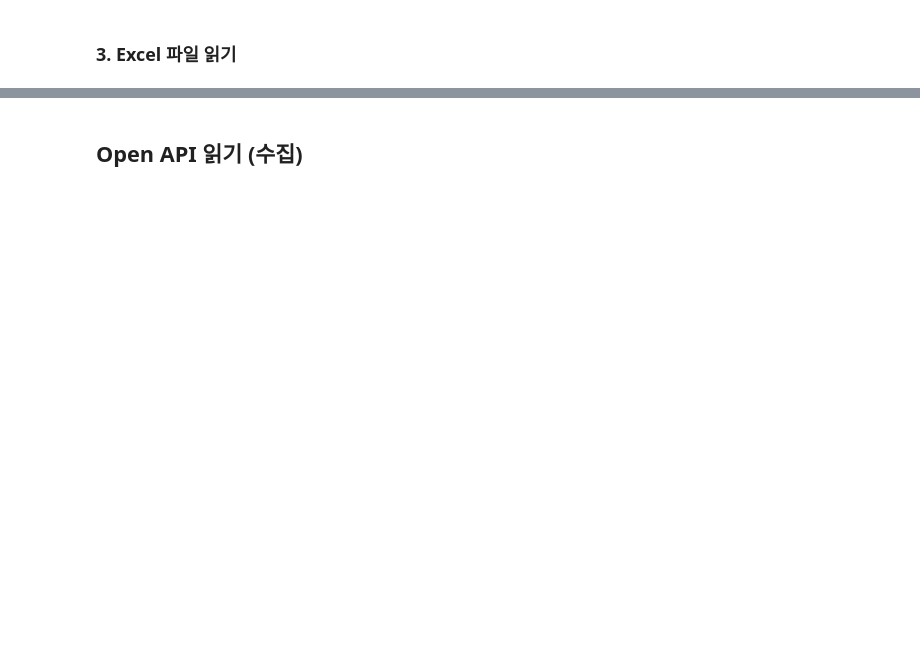
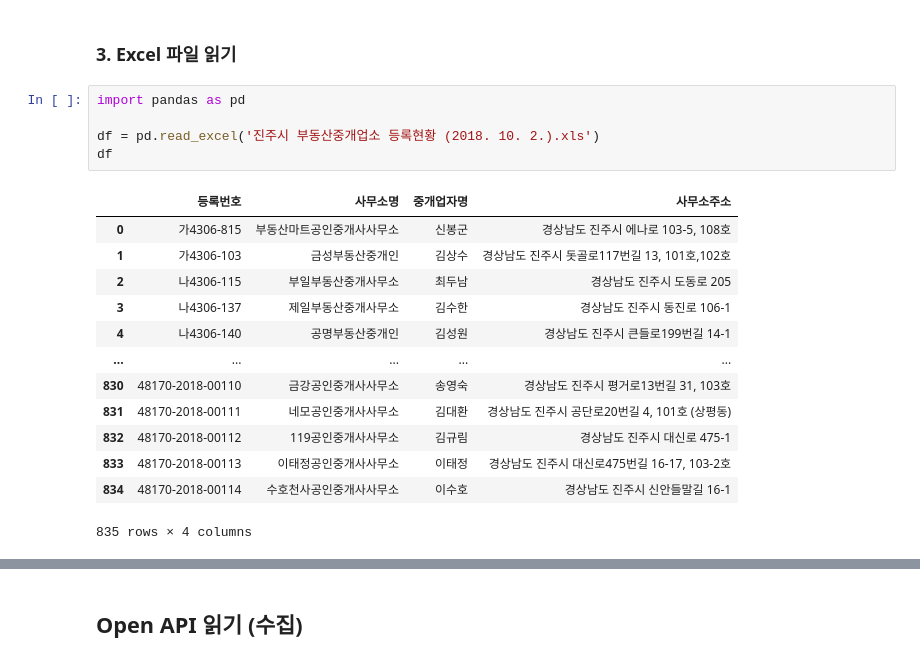
Before and after one commit to trex99/DAVI, a Jupyter notebook: 5주차_Lecture_Code.ipynb, the cells around one changed output, grey strips where cells are left out. Saved outputs shown, nothing was run; the diff lists cells and outputs as text; blank space fills up the shorter version.

```diff
--- a/5주차_Lecture_Code.ipynb
+++ b/5주차_Lecture_Code.ipynb
@@ -21,2 +69,21 @@
 # %% [markdown]
 ### 3. Excel 파일 읽기
+# %%
+import pandas as pd
+
+df = pd.read_excel('진주시 부동산중개업소 등록현황 (2018. 10. 2.).xls')
+df
+# %% [output]
+|  | 등록번호 | 사무소명 | 중개업자명 | 사무소주소 |
+| 0 | 가4306-815 | 부동산마트공인중개사사무소 | 신봉군 | 경상남도 진주시 에나로 103-5, 108호 |
+| 1 | 가4306-103 | 금성부동산중개인 | 김상수 | 경상남도 진주시 돗골로117번길 13, 101호,102호 |
+| 2 | 나4306-115 | 부일부동산중개사무소 | 최두남 | 경상남도 진주시 도동로 205 |
+| 3 | 나4306-137 | 제일부동산중개사무소 | 김수한 | 경상남도 진주시 동진로 106-1 |
+| 4 | 나4306-140 | 공명부동산중개인 | 김성원 | 경상남도 진주시 큰들로199번길 14-1 |
+| ... | ... | ... | ... | ... |
+| 830 | 48170-2018-00110 | 금강공인중개사사무소 | 송영숙 | 경상남도 진주시 평거로13번길 31, 103호 |
+| 831 | 48170-2018-00111 | 네모공인중개사사무소 | 김대환 | 경상남도 진주시 공단로20번길 4, 101호 (상평동) |
+| 832 | 48170-2018-00112 | 119공인중개사사무소 | 김규림 | 경상남도 진주시 대신로 475-1 |
+| 833 | 48170-2018-00113 | 이태정공인중개사사무소 | 이태정 | 경상남도 진주시 대신로475번길 16-17, 103-2호 |
+| 834 | 48170-2018-00114 | 수호천사공인중개사사무소 | 이수호 | 경상남도 진주시 신안들말길 16-1 |
+835 rows × 4 columns
```
Also changed, not shown: parts of 20 cells of this notebook.
